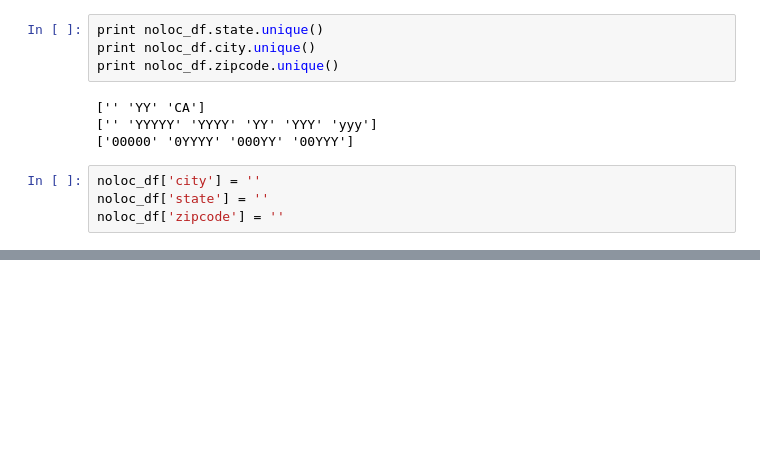
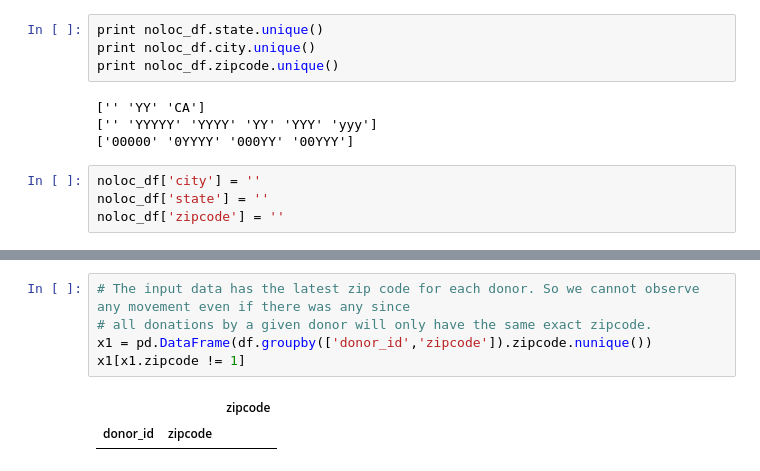
Before and after one commit to sharathmalladi/SEF, a Jupyter notebook: DataCleanup.ipynb, the cells around one changed output, grey strips where cells are left out. Drawn from its saved outputs; the diff is of its cells as text; blank space fills up the shorter version.

```diff
--- a/DataCleanup.ipynb
+++ b/DataCleanup.ipynb
@@ -559,0 +575,8 @@ df.shape, noloc_df.shape
+# %%
+# The input data has the latest zip code for each donor. So we cannot observe any movement even if there was any since
+# all donations by a given donor will only have the same exact zipcode.
+x1 = pd.DataFrame(df.groupby(['donor_id','zipcode']).zipcode.nunique())
+x1[x1.zipcode != 1]
+# %% [output]
+|  |  | zipcode |
+| donor_id | zipcode |  |
```
Also changed, not shown: parts of 16 cells of this notebook.
